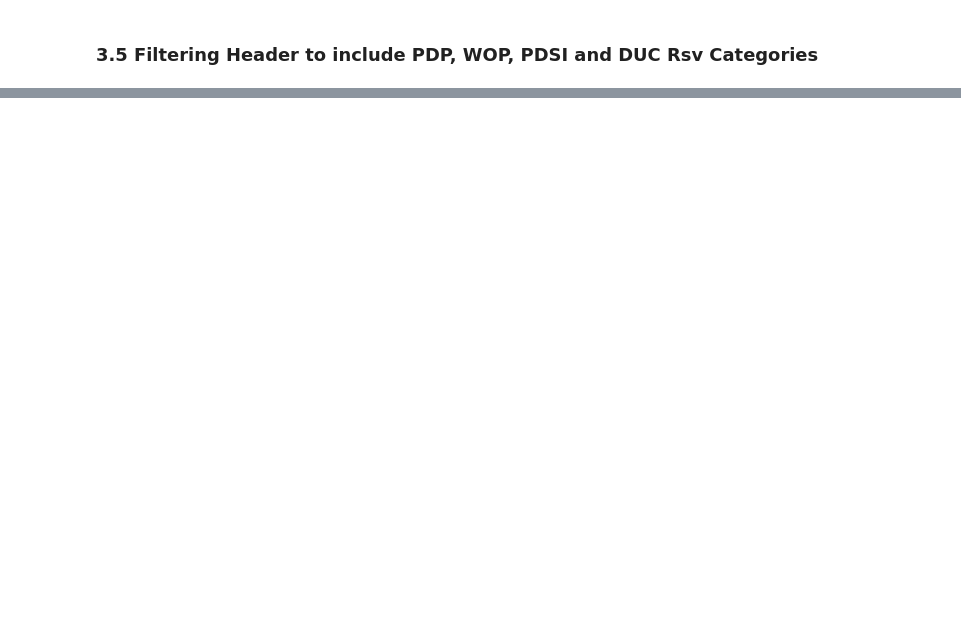
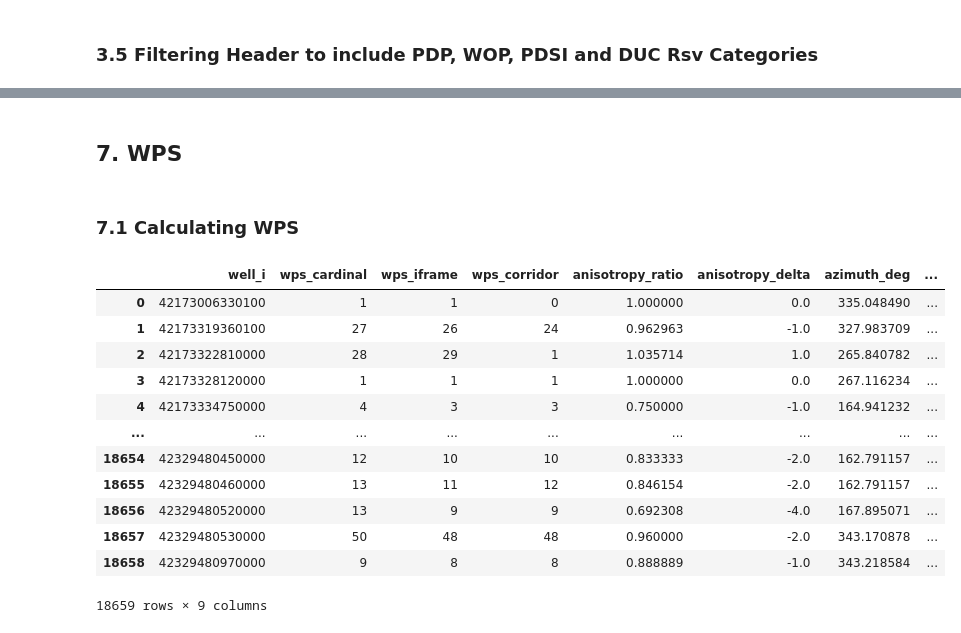
Before and after one commit to apoorvasaxena03/well-spacing-analyzer, a Jupyter notebook: notebooks/tpl_spacing.ipynb, the cells around one changed output, grey strips where cells are left out. Drawn from its saved outputs; the diff is of its cells as text; code cells hidden in the pictures; blank space fills up the shorter version.

```diff
--- a/notebooks/tpl_spacing.ipynb
+++ b/notebooks/tpl_spacing.ipynb
@@ -232,0 +199,4 @@ df_midpoints_lateral = geo.get_heel_toe_midpoints_latlon(df=df_utm_lateral)
+# %%
+missing_uwi = set(df_header_rsv_filter['uwi12']) - set(df_utm_lateral['uwi12'])
+print(f"Number of missing UWI from header dataframe: {len(missing_uwi)}")
+# list(missing_uwi)
@@ -232,0 +205,2 @@ df_midpoints_lateral = geo.get_heel_toe_midpoints_latlon(df=df_utm_lateral)
+# %%
+df_header_filter_for_spacing = df_header_rsv_filter[~df_header_rsv_filter['uwi12'].isin(missing_uwi)].reset_index(drop=True).copy()
@@ -232,0 +245,10 @@ df_midpoints_lateral = geo.get_heel_toe_midpoints_latlon(df=df_utm_lateral)
+# %%
+bench_map = df_header_filter_for_spacing.set_index("uwi")["bench"]
+
+df_spacing_ik_filt["bench_i"] = df_spacing_ik_filt["well_i"].map(bench_map)
+df_spacing_ik_filt["bench_k"] = df_spacing_ik_filt["well_k"].map(bench_map)
+
+df_spacing_ik_filt = reorder_columns(df=df_spacing_ik_filt, columns_to_move=['bench_i', 'bench_k'], reference_column='well_k')
+df_spacing_ik_filt = reorder_columns(df=df_spacing_ik_filt,
+                                        columns_to_move=['direction_to_k_from_i_axis','overlap_pct_i', 'overlap_pct_k','overlap_len_common_ft', 'LL_i', 'LL_k'],
+                                        reference_column='3D_dist')
@@ -232,0 +302,38 @@ df_midpoints_lateral = geo.get_heel_toe_midpoints_latlon(df=df_utm_lateral)
+# %% [markdown]
+## 7. WPS
+# %% [markdown]
+### 7.1 Calculating WPS
+# %%
+box = BoxSpec(half_width_ft=5280.0 / 2,  # 2640 ft (1 mile wide)
+              half_height_ft=5280.0 / 2)  # 5280 ft (2 miles tall)
+
+corr = CorridorSpec(half_width_ft=2640.0, extra_along_ft=0)
+
+wells_df = FloatingSectionWPS.ds_to_lateral_endpoints(df_utm_lateral[df_utm_lateral["uwi12"].isin(df_header_filter_for_spacing["uwi12"].unique())])
+
+wps = FloatingSectionWPS(
+    wells_df,
+    # box=BoxSpec(2640, 2640),
+    box=box,
+    min_inside_ft=1000.0,
+    exclude_self=False,
+    corridor=corr,
+)
+
+df_wps_summary = wps.summarize_per_well()
+# %%
+df_wps_summary
+# %% [output]
+|  | well_i | wps_cardinal | wps_iframe | wps_corridor | anisotropy_ratio | anisotropy_delta | azimuth_deg | ... |
+| 0 | 42173006330100 | 1 | 1 | 0 | 1.000000 | 0.0 | 335.048490 | ... |
+| 1 | 42173319360100 | 27 | 26 | 24 | 0.962963 | -1.0 | 327.983709 | ... |
+| 2 | 42173322810000 | 28 | 29 | 1 | 1.035714 | 1.0 | 265.840782 | ... |
+| 3 | 42173328120000 | 1 | 1 | 1 | 1.000000 | 0.0 | 267.116234 | ... |
+| 4 | 42173334750000 | 4 | 3 | 3 | 0.750000 | -1.0 | 164.941232 | ... |
+| ... | ... | ... | ... | ... | ... | ... | ... | ... |
+| 18654 | 42329480450000 | 12 | 10 | 10 | 0.833333 | -2.0 | 162.791157 | ... |
+| 18655 | 42329480460000 | 13 | 11 | 12 | 0.846154 | -2.0 | 162.791157 | ... |
+| 18656 | 42329480520000 | 13 | 9 | 9 | 0.692308 | -4.0 | 167.895071 | ... |
+| 18657 | 42329480530000 | 50 | 48 | 48 | 0.960000 | -2.0 | 343.170878 | ... |
+| 18658 | 42329480970000 | 9 | 8 | 8 | 0.888889 | -1.0 | 343.218584 | ... |
+18659 rows × 9 columns
```
Also changed, not shown: parts of 56 cells of this notebook, 5 other files.
